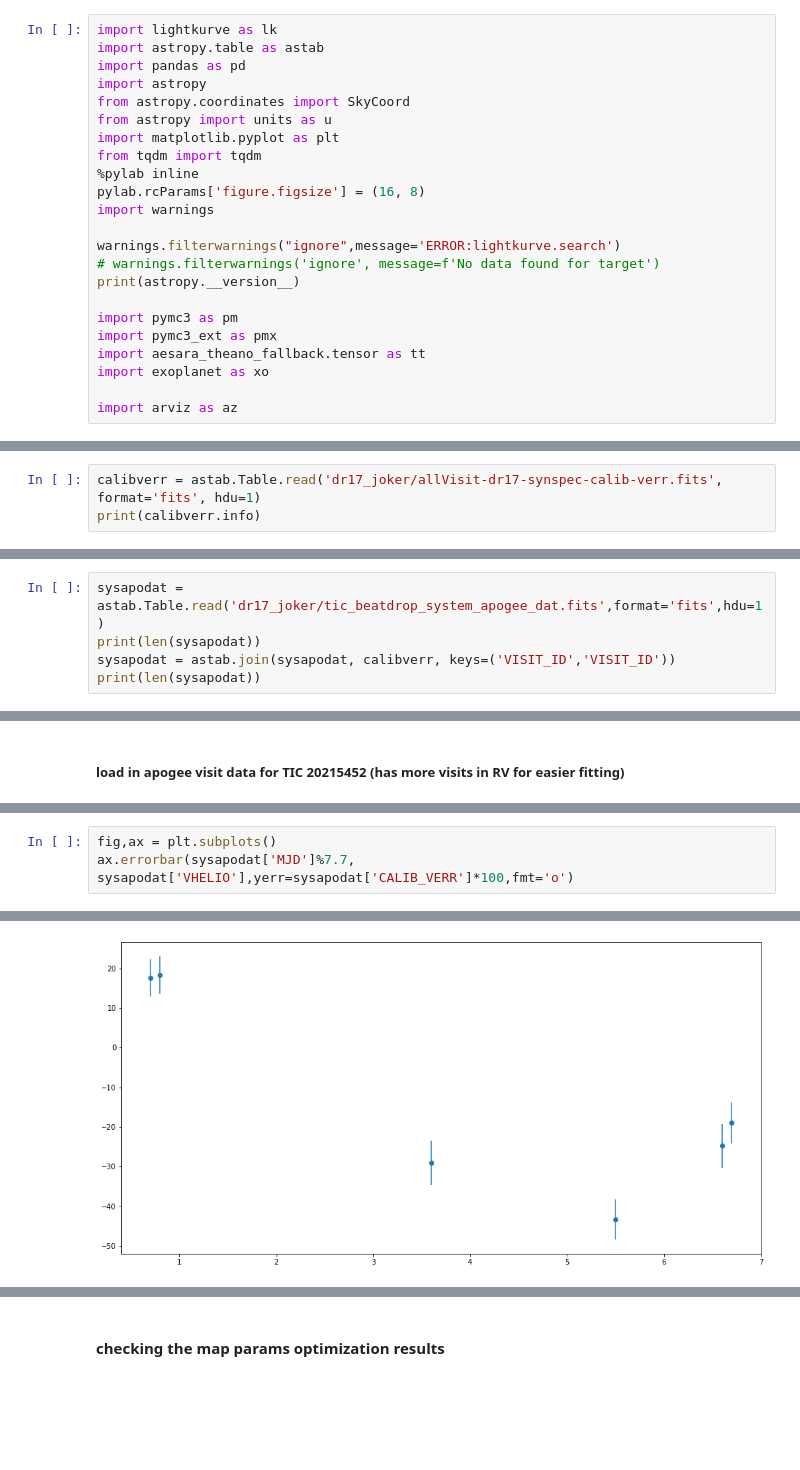
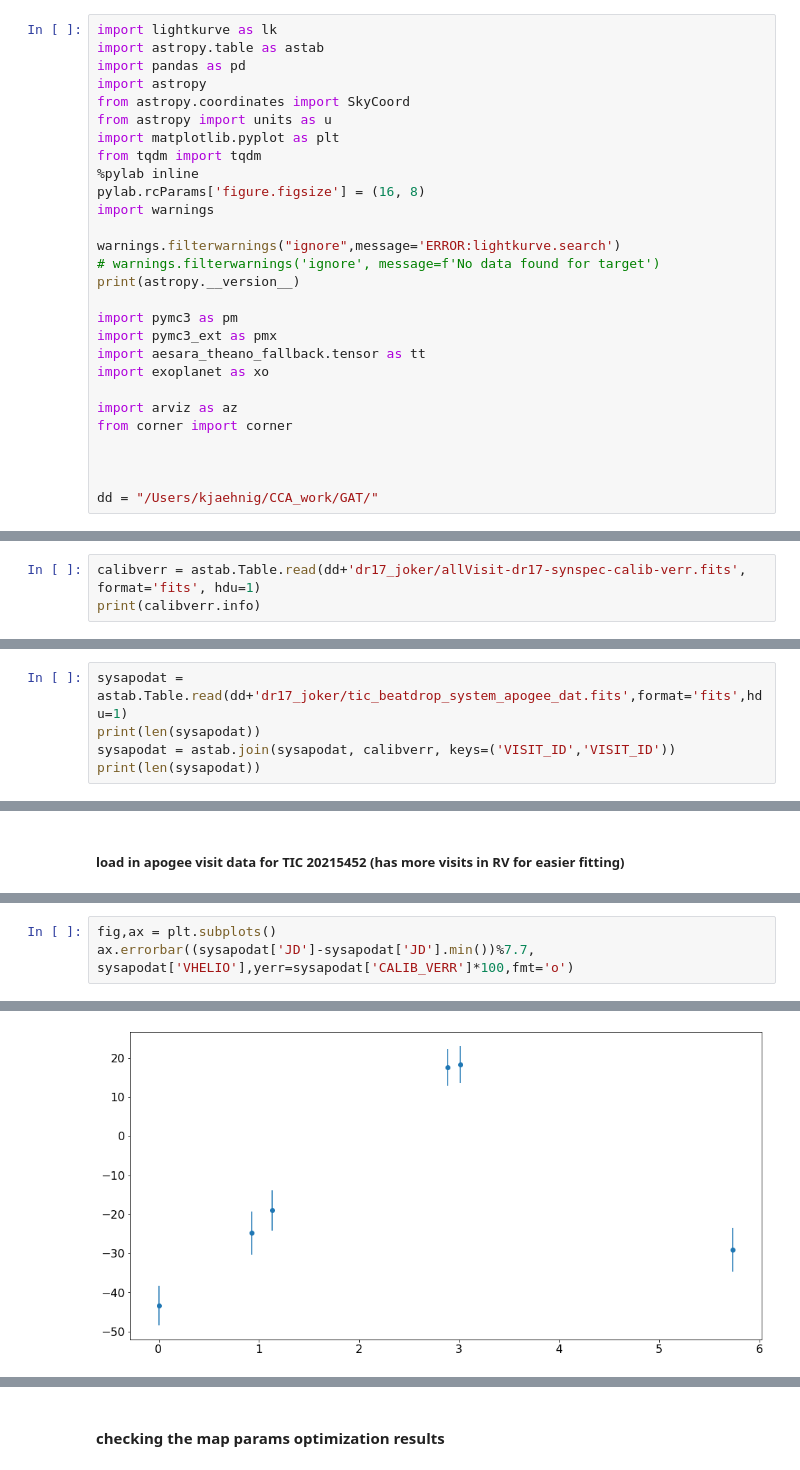
Before and after one commit to kjaehnig/GAT_SEBs, a Jupyter notebook: pymc3_RV_transit_model_testing.ipynb, the cells around one changed output, grey strips where cells are left out. Cells and saved outputs as stored; diff of their text form; blank space fills up the shorter version.

```diff
--- a/pymc3_RV_transit_model_testing.ipynb
+++ b/pymc3_RV_transit_model_testing.ipynb
@@ -21,6 +21,11 @@ import aesara_theano_fallback.tensor as tt
 import exoplanet as xo
 
 import arviz as az
+from corner import corner
+
+
+
+dd = "/Users/kjaehnig/CCA_work/GAT/"
 # %% [output]
 Populating the interactive namespace from numpy and matplotlib
 4.3.1
@@ -29,5 +32,5 @@ Populating the interactive namespace from numpy and matplotlib
 # %%
-calibverr = astab.Table.read('dr17_joker/allVisit-dr17-synspec-calib-verr.fits', format='fits', hdu=1)
+calibverr = astab.Table.read(dd+'dr17_joker/allVisit-dr17-synspec-calib-verr.fits', format='fits', hdu=1)
 print(calibverr.info)
 # %% [output]
 <Table length=2318773>
@@ -38,7 +41,7 @@ CALIB_VERR float64
 # %% [markdown]
 ##### load in apogee visit data for TIC 99254945
 # %%
-sysapodat = astab.Table.read('dr17_joker/tic_beatdrop_system_apogee_dat.fits',format='fits',hdu=1)
+sysapodat = astab.Table.read(dd+'dr17_joker/tic_beatdrop_system_apogee_dat.fits',format='fits',hdu=1)
 print(len(sysapodat))
 sysapodat = astab.join(sysapodat, calibverr, keys=('VISIT_ID','VISIT_ID'))
 print(len(sysapodat))
@@ -52,7 +55,7 @@ sysapodat2 = astab.Table.read("dr17_joker/tic20215452_apogee_visit_data.fits", h
 # %%
 fig,ax = plt.subplots()
-ax.errorbar(sysapodat['MJD']%7.7, sysapodat['VHELIO'],yerr=sysapodat['CALIB_VERR']*100,fmt='o')
+ax.errorbar((sysapodat['JD']-sysapodat['JD'].min())%7.7, sysapodat['VHELIO'],yerr=sysapodat['CALIB_VERR']*100,fmt='o')
 # %% [output]
 <ErrorbarContainer object of 3 artists>
-[figure, old version]
+[figure, new version]
 # %% [markdown]
```
Also changed, not shown: parts of 27 cells of this notebook, 2 other files.
